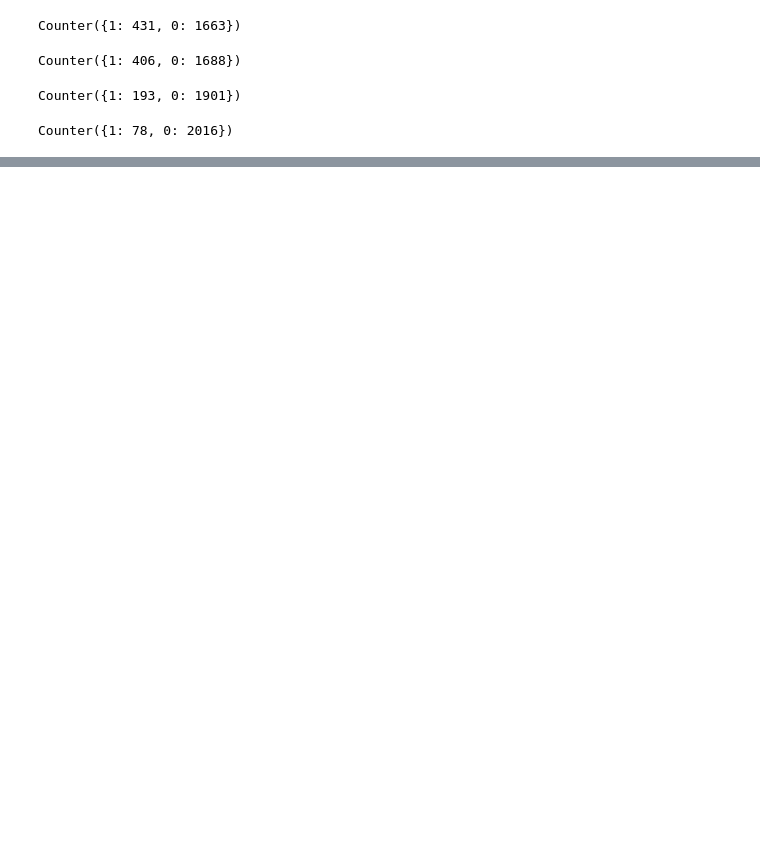
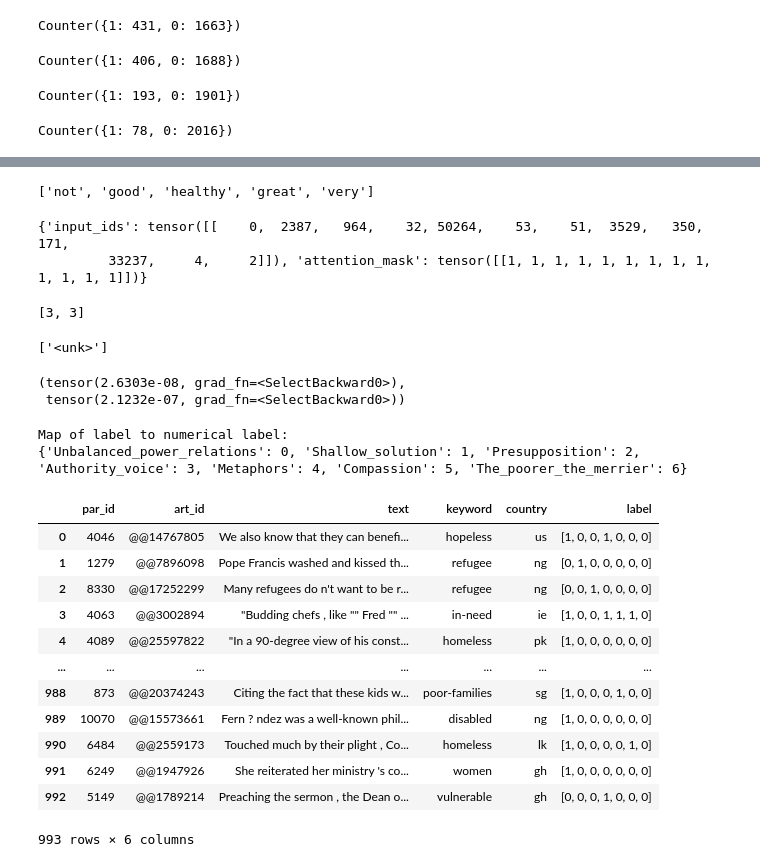
Before and after one commit to NiuJ1ao/PromptTuningPCL, a Jupyter notebook: notebook.ipynb, the cells around one changed output, grey strips where cells are left out. Saved outputs shown, nothing was run; the diff lists cells and outputs as text; code cells hidden in the pictures; blank space fills up the shorter version.

```diff
--- a/notebook.ipynb
+++ b/notebook.ipynb
@@ -44,0 +54,59 @@ tokenizer.decode(predictions).split()
+# %%
+logits = model(input_ids).logits
+
+masked_index = (input_ids[0] == tokenizer.mask_token_id).nonzero().item()
+probs = logits[0, masked_index].softmax(dim=0)
+values, predictions = probs.topk(5)
+
+tokenizer.decode(predictions).split()
+# %% [output]
+['not', 'good', 'healthy', 'great', 'very']
+# %%
+tokenizer([TXT], return_tensors="pt")
+# %% [output]
+{'input_ids': tensor([[    0,  2387,   964,    32, 50264,    53,    51,  3529,   350,   171,
+         33237,     4,     2]]), 'attention_mask': tensor([[1, 1, 1, 1, 1, 1, 1, 1, 1, 1, 1, 1, 1]])}
+# %%
+yes_tok = tokenizer.convert_tokens_to_ids(["patronizing", "respectful"])
+yes_tok
+# %% [output]
+[3, 3]
+# %%
+tokenizer.decode(3).split()
+# %% [output]
+['<unk>']
+# %%
+probs[9904], probs[3084]
+# %% [output]
+(tensor(2.6303e-08, grad_fn=<SelectBackward0>),
+ tensor(2.1232e-07, grad_fn=<SelectBackward0>))
+# %%
+from dont_patronize_me import DontPatronizeMe
+import pandas as pd
+from data_loader import rebuild_raw_dataset
+
+dpm = DontPatronizeMe("data", "")
+
+dpm.load_task1()
+dpm.load_task2()
+
+task1df = dpm.train_task1_df
+task2df = dpm.train_task2_df
+
+task2df
+# %% [output]
+Map of label to numerical label:
+{'Unbalanced_power_relations': 0, 'Shallow_solution': 1, 'Presupposition': 2, 'Authority_voice': 3, 'Metaphors': 4, 'Compassion': 5, 'The_poorer_the_merrier': 6}
+|  | par_id | art_id | text | keyword | country | label |
+| 0 | 4046 | @@14767805 | We also know that they can benefi... | hopeless | us | [1, 0, 0, 1, 0, 0, 0] |
+| 1 | 1279 | @@7896098 | Pope Francis washed and kissed th... | refugee | ng | [0, 1, 0, 0, 0, 0, 0] |
+| 2 | 8330 | @@17252299 | Many refugees do n't want to be r... | refugee | ng | [0, 0, 1, 0, 0, 0, 0] |
+| 3 | 4063 | @@3002894 | "Budding chefs , like "" Fred "" ... | in-need | ie | [1, 0, 0, 1, 1, 1, 0] |
+| 4 | 4089 | @@25597822 | "In a 90-degree view of his const... | homeless | pk | [1, 0, 0, 0, 0, 0, 0] |
+| ... | ... | ... | ... | ... | ... | ... |
+| 988 | 873 | @@20374243 | Citing the fact that these kids w... | poor-families | sg | [1, 0, 0, 0, 1, 0, 0] |
+| 989 | 10070 | @@15573661 | Fern ? ndez was a well-known phil... | disabled | ng | [1, 0, 0, 0, 0, 0, 0] |
+| 990 | 6484 | @@2559173 | Touched much by their plight , Co... | homeless | lk | [1, 0, 0, 0, 0, 1, 0] |
+| 991 | 6249 | @@1947926 | She reiterated her ministry 's co... | women | gh | [1, 0, 0, 0, 0, 0, 0] |
+| 992 | 5149 | @@1789214 | Preaching the sermon , the Dean o... | vulnerable | gh | [0, 0, 0, 1, 0, 0, 0] |
+993 rows × 6 columns
```
Also changed, not shown: parts of 5 cells of this notebook, 36 other files.
